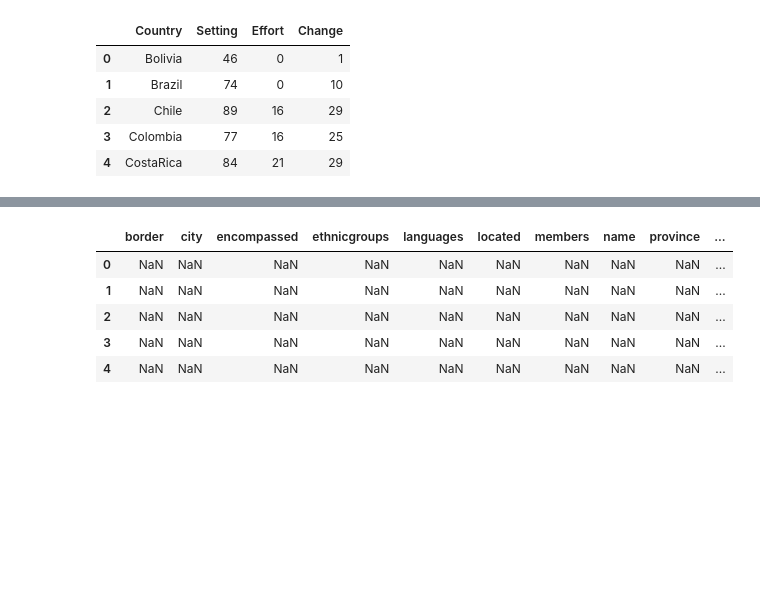
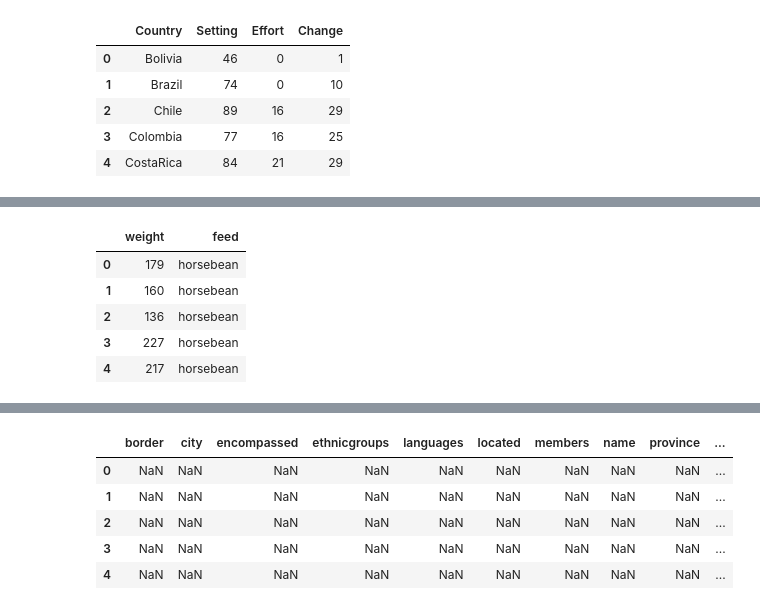
Before and after one commit to IRCS-analysis-mini-courses/reproducible-research, a Jupyter notebook: Day-2/notebooks/Pandas, Numpy, SciPy, Matplotlib Hour 1.ipynb, the cells around one changed output, grey strips where cells are left out. Saved outputs shown, nothing was run; the diff lists cells and outputs as text; code cells hidden in the pictures; blank space fills up the shorter version.

```diff
--- a/Day-2/notebooks/Pandas, Numpy, SciPy, Matplotlib Hour 1.ipynb
+++ b/Day-2/notebooks/Pandas, Numpy, SciPy, Matplotlib Hour 1.ipynb
@@ -148,0 +175,9 @@ The NY MTA publishes several data feeds. They are available in both CSV, XML and
+# %%
+chick_weight_data.head()
+# %% [output]
+|  | weight | feed |
+| 0 | 179 | horsebean |
+| 1 | 160 | horsebean |
+| 2 | 136 | horsebean |
+| 3 | 227 | horsebean |
+| 4 | 217 | horsebean |
```
Also changed, not shown: parts of 24 cells of this notebook.
